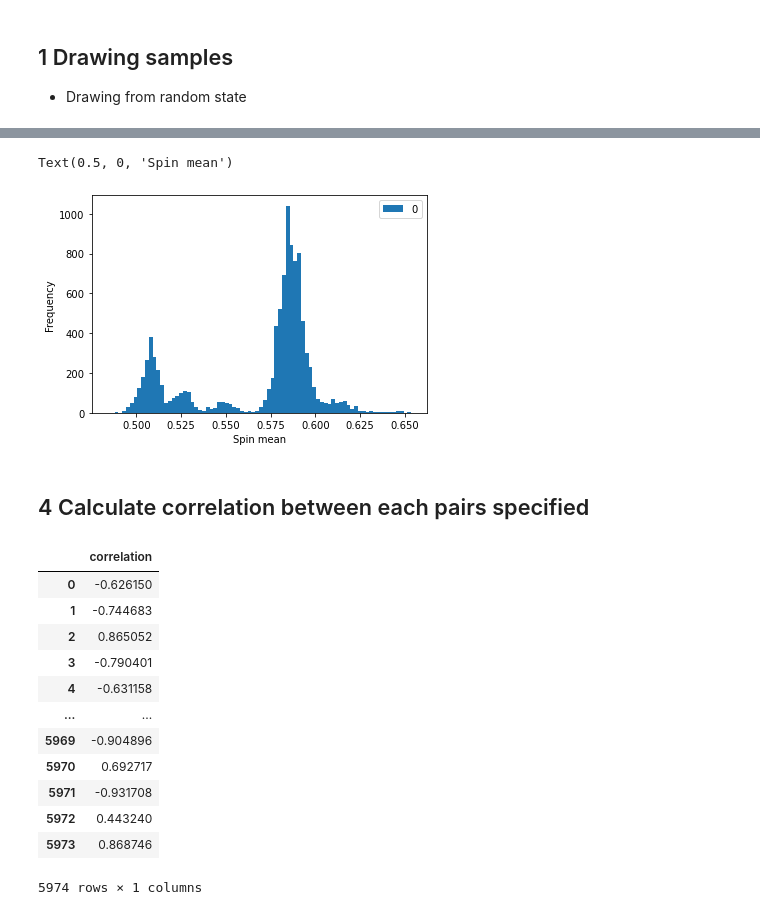
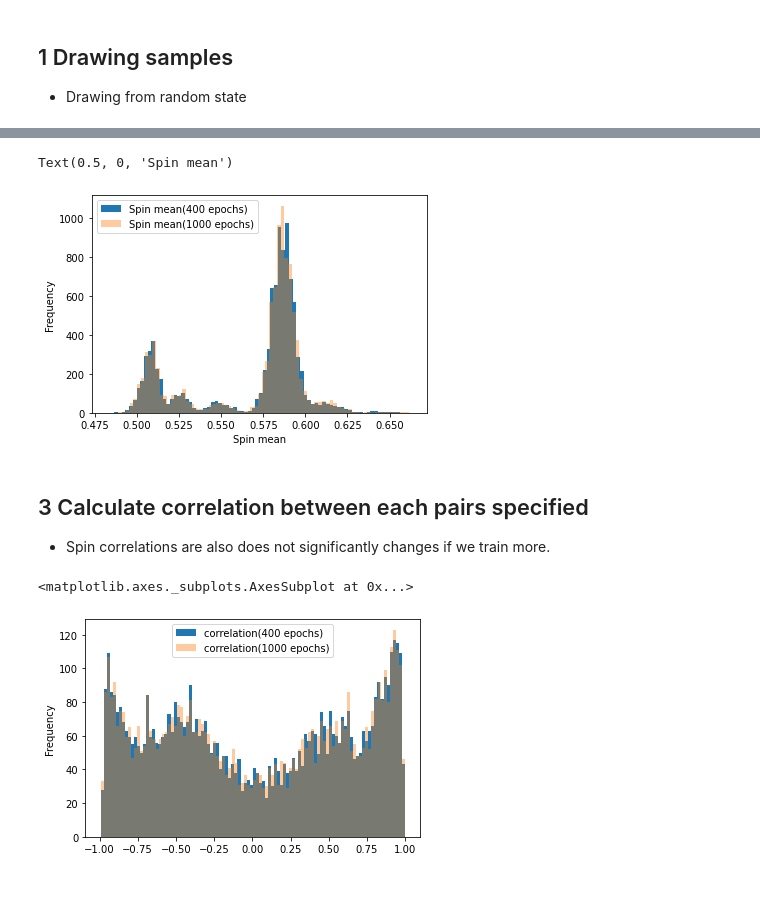
Before and after one commit to shukob/CohortProject_2020, a Jupyter notebook: datasets/IsingSamplesDW/dwave-solution.ipynb, the cells around one changed output, grey strips where cells are left out. Cells and saved outputs as stored; diff of their text form; code cells hidden in the pictures; blank space fills up the shorter version.

```diff
--- a/datasets/IsingSamplesDW/dwave-solution.ipynb
+++ b/datasets/IsingSamplesDW/dwave-solution.ipynb
@@ -68,7 +68,7 @@ df.to_csv('dwave_k100_e400_ll.csv')
 import torch
 from RBM_helper import RBM
 from datetime import datetime
-rbm = RBM.from_weights('dwave_k100_e400')
+rbm = RBM.from_weights('params/dwave_k100_e400')
 n_vis = rbm.n_vis
 sample_count = 10000
 k = 1000
@@ -78,4 +78,11 @@ start = datetime.now()
 samples = rbm.draw_samples(k, initial_state)
 end = datetime.now()
 print(f"Elapsed {end - start} for k = {k}")
+
+rbm2 = RBM.from_weights('params/dwave_k100_e401-1000')
+rbm2 = rbm2.to(initial_state)
+start = datetime.now()
+samples2 = rbm.draw_samples(k, initial_state)
+end = datetime.now()
+print(f"Elapsed {end - start} for k = {k}")
 # %% [output]
@@ -96,39 +110,43 @@ ll_df.plot()
 # %%
 import pandas as pd
 samples_numpy = samples.cpu().numpy()
 average = samples_numpy.mean(axis=1)
-df = pd.DataFrame(average)
+
+samples_numpy2 = samples2.cpu().numpy()
+average2 = samples_numpy2.mean(axis=1)
+
+df = pd.DataFrame(average, columns=['Spin mean(400 epochs)'])
 ax = df.plot.hist(bins=80)
+df2 = pd.DataFrame(average2, columns=['Spin mean(1000 epochs)'])
+df2.plot.hist(bins=80, ax=ax, alpha=0.4)
 ax.set_xlabel('Spin mean')
 # %% [output]
 Text(0.5, 0, 'Spin mean')
-[figure, old version]
+[figure, new version]
 # %% [markdown]
-## 4 Calculate correlation between each pairs specified
+## 3 Calculate correlation between each pairs specified
+- Spin correlations are also does not significantly changes if we train more.
 # %%
 correlated_df = pd.read_csv('correlated_features.csv', index_col=0)
 correlated_df
 samples_df = pd.DataFrame(samples_numpy)
-# samples_df[correlated_df['left'][0]]
 
 
-correlations = pd.DataFrame(columns=['correlation'])
+correlations = pd.DataFrame(columns=['correlation(400 epochs)'])
 for i in correlated_df.index:
     correlations.loc[i] = samples_df[correlated_df['left'][i]].corr(samples_df[correlated_df['right'][i]])
 
 
-correlations
+
+samples_df2 = pd.DataFrame(samples_numpy2)
+
+
+correlations2 = pd.DataFrame(columns=['correlation(1000 epochs)'])
+for i in correlated_df.index:
+    correlations2.loc[i] = samples_df2[correlated_df['left'][i]].corr(samples_df2[correlated_df['right'][i]])
+
+ax = correlations.plot.hist(bins=100)
+correlations2.plot.hist(bins=100, ax=ax, alpha=0.4)
 # %% [output]
-|  | correlation |
-| 0 | -0.626150 |
-| 1 | -0.744683 |
-| 2 | 0.865052 |
-| 3 | -0.790401 |
-| 4 | -0.631158 |
-| ... | ... |
-| 5969 | -0.904896 |
-| 5970 | 0.692717 |
-| 5971 | -0.931708 |
-| 5972 | 0.443240 |
-| 5973 | 0.868746 |
-5974 rows × 1 columns
+<matplotlib.axes._subplots.AxesSubplot at 0x...>
+[figure, added]
```
Also changed, not shown: parts of 8 cells of this notebook, 5 other files.
